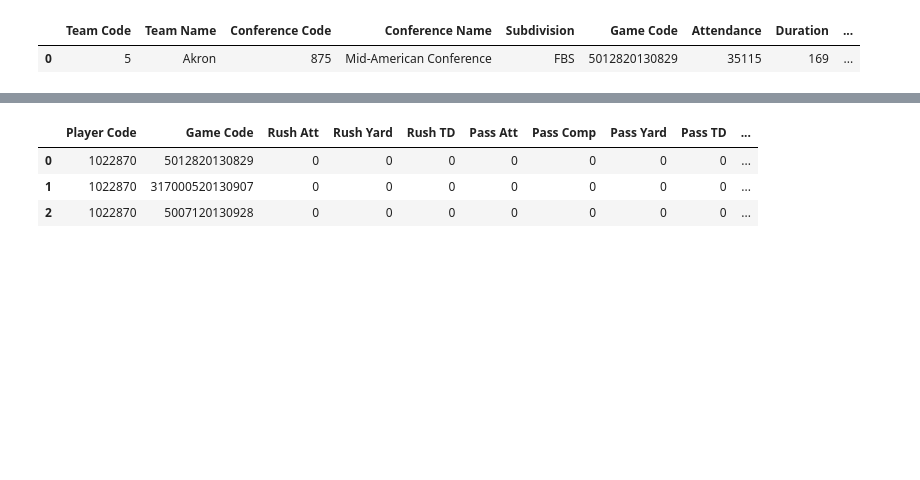
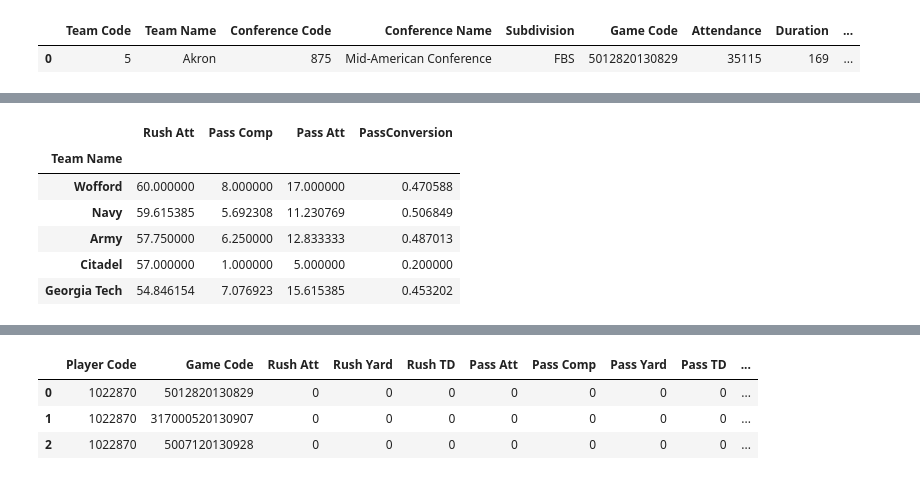
Before and after one commit to ankiijindae/Python-Machine-Learning-Projects, a Jupyter notebook: College Football Analysis.ipynb, the cells around one changed output, grey strips where cells are left out. Cells and saved outputs as stored; diff of their text form; code cells hidden in the pictures; blank space fills up the shorter version.

```diff
--- a/College Football Analysis.ipynb
+++ b/College Football Analysis.ipynb
@@ -331,0 +326,10 @@ team_matches.groupby('Team Name')['Rush Att','Pass Comp'].mean().sort_values(by
+# %%
+subset.head()
+# %% [output]
+|  | Rush Att | Pass Comp | Pass Att | PassConversion |
+| Team Name |  |  |  |  |
+| Wofford | 60.000000 | 8.000000 | 17.000000 | 0.470588 |
+| Navy | 59.615385 | 5.692308 | 11.230769 | 0.506849 |
+| Army | 57.750000 | 6.250000 | 12.833333 | 0.487013 |
+| Citadel | 57.000000 | 1.000000 | 5.000000 | 0.200000 |
+| Georgia Tech | 54.846154 | 7.076923 | 15.615385 | 0.453202 |
```
Also changed, not shown: parts of 7 cells of this notebook.
